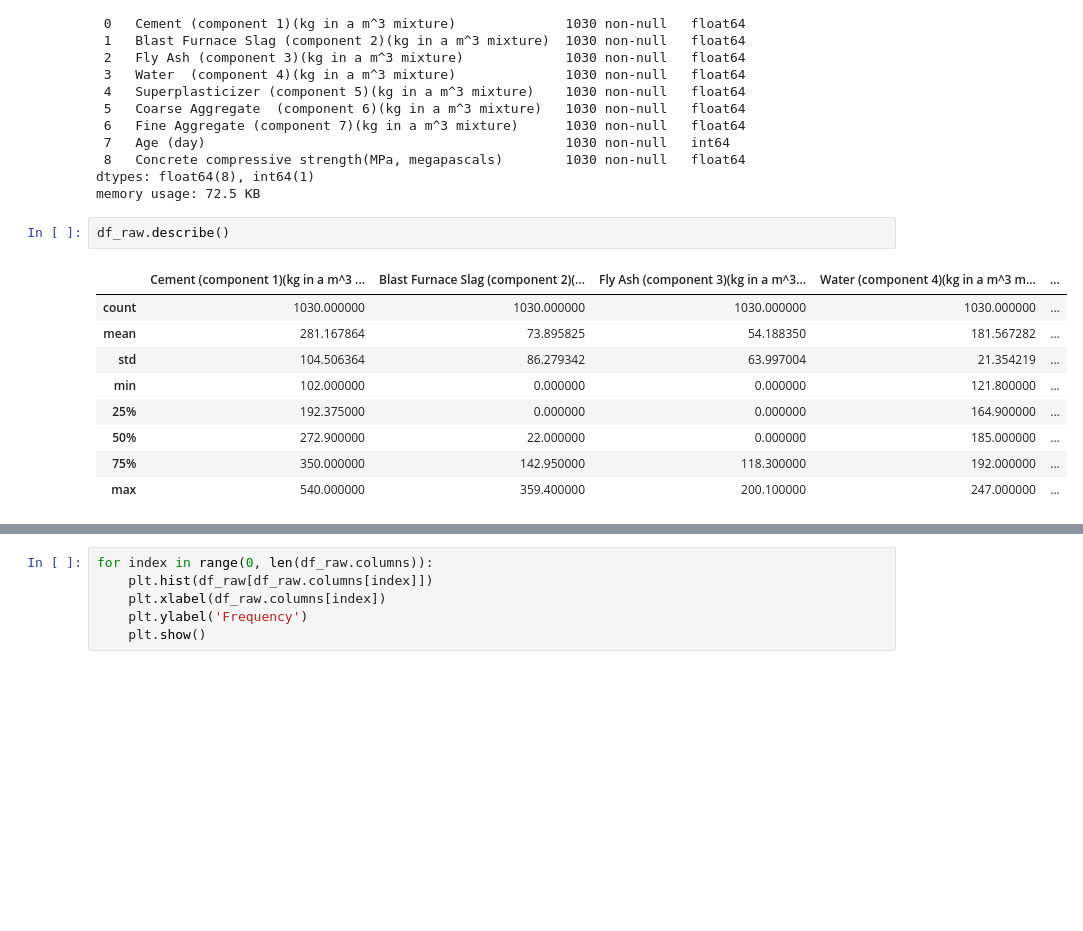
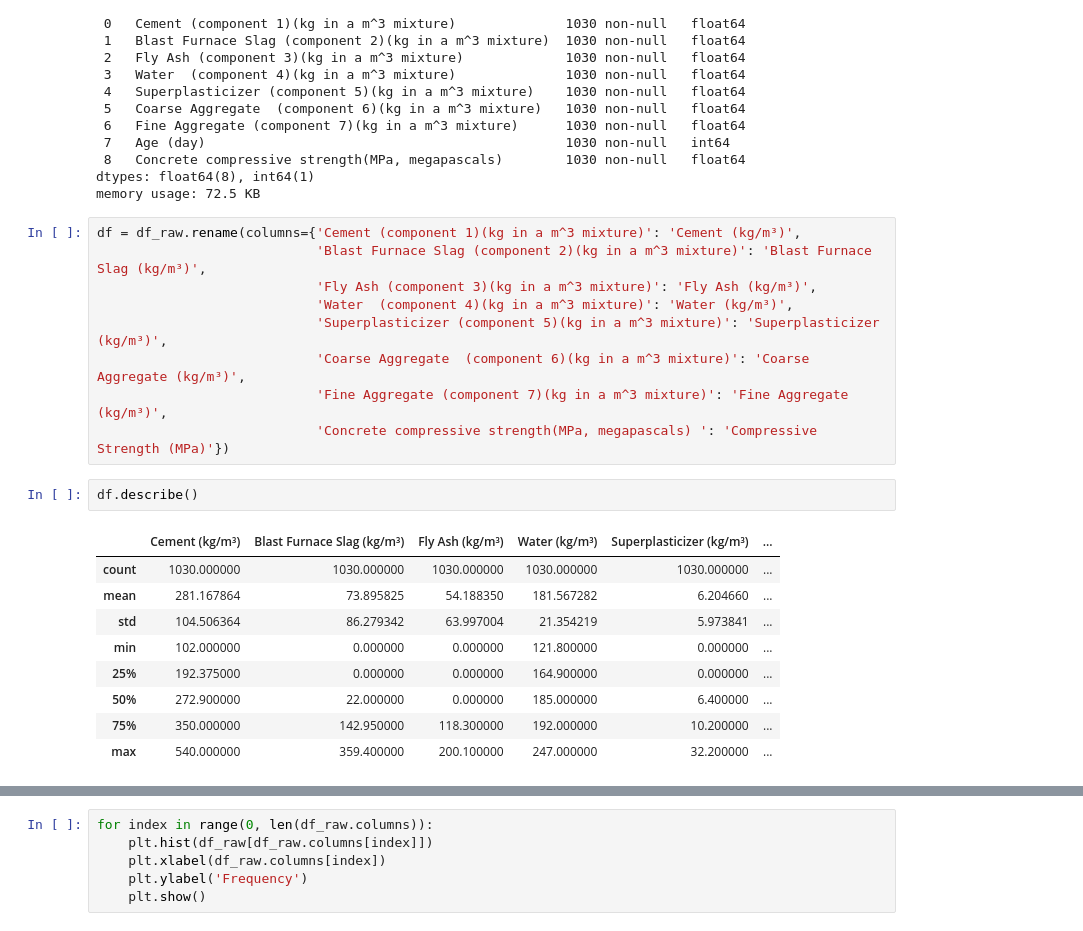
Before and after one commit to pcperera/concrete, a Jupyter notebook: descriptive.ipynb, the cells around one changed output, grey strips where cells are left out. Cells and saved outputs as stored; diff of their text form; blank space fills up the shorter version.

```diff
--- a/descriptive.ipynb
+++ b/descriptive.ipynb
@@ -28,16 +28,25 @@ Data columns (total 9 columns):
  8   Concrete compressive strength(MPa, megapascals)        1030 non-null   float64
 dtypes: float64(8), int64(1)
 memory usage: 72.5 KB
+# %%
+df = df_raw.rename(columns={'Cement (component 1)(kg in a m^3 mixture)': 'Cement (kg/m³)',
+                            'Blast Furnace Slag (component 2)(kg in a m^3 mixture)': 'Blast Furnace Slag (kg/m³)',
+                            'Fly Ash (component 3)(kg in a m^3 mixture)': 'Fly Ash (kg/m³)',
+                            'Water  (component 4)(kg in a m^3 mixture)': 'Water (kg/m³)',
+                            'Superplasticizer (component 5)(kg in a m^3 mixture)': 'Superplasticizer (kg/m³)',
+                            'Coarse Aggregate  (component 6)(kg in a m^3 mixture)': 'Coarse Aggregate (kg/m³)',
+                            'Fine Aggregate (component 7)(kg in a m^3 mixture)': 'Fine Aggregate (kg/m³)',
+                            'Concrete compressive strength(MPa, megapascals) ': 'Compressive Strength (MPa)'})
 # %%
-df_raw.describe()
+df.describe()
 # %% [output]
-|  | Cement (component 1)(kg in a m^3 ... | Blast Furnace Slag (component 2)(... | Fly Ash (component 3)(kg in a m^3... | Water (component 4)(kg in a m^3 m... | ... |
-| count | 1030.000000 | 1030.000000 | 1030.000000 | 1030.000000 | ... |
-| mean | 281.167864 | 73.895825 | 54.188350 | 181.567282 | ... |
-| std | 104.506364 | 86.279342 | 63.997004 | 21.354219 | ... |
-| min | 102.000000 | 0.000000 | 0.000000 | 121.800000 | ... |
-| 25% | 192.375000 | 0.000000 | 0.000000 | 164.900000 | ... |
-| 50% | 272.900000 | 22.000000 | 0.000000 | 185.000000 | ... |
-| 75% | 350.000000 | 142.950000 | 118.300000 | 192.000000 | ... |
-| max | 540.000000 | 359.400000 | 200.100000 | 247.000000 | ... |
+|  | Cement (kg/m³) | Blast Furnace Slag (kg/m³) | Fly Ash (kg/m³) | Water (kg/m³) | Superplasticizer (kg/m³) | ... |
+| count | 1030.000000 | 1030.000000 | 1030.000000 | 1030.000000 | 1030.000000 | ... |
+| mean | 281.167864 | 73.895825 | 54.188350 | 181.567282 | 6.204660 | ... |
+| std | 104.506364 | 86.279342 | 63.997004 | 21.354219 | 5.973841 | ... |
+| min | 102.000000 | 0.000000 | 0.000000 | 121.800000 | 0.000000 | ... |
+| 25% | 192.375000 | 0.000000 | 0.000000 | 164.900000 | 0.000000 | ... |
+| 50% | 272.900000 | 22.000000 | 0.000000 | 185.000000 | 6.400000 | ... |
+| 75% | 350.000000 | 142.950000 | 118.300000 | 192.000000 | 10.200000 | ... |
+| max | 540.000000 | 359.400000 | 200.100000 | 247.000000 | 32.200000 | ... |
 # %%
```
Also changed, not shown: parts of 8 cells of this notebook, 1 other file.
